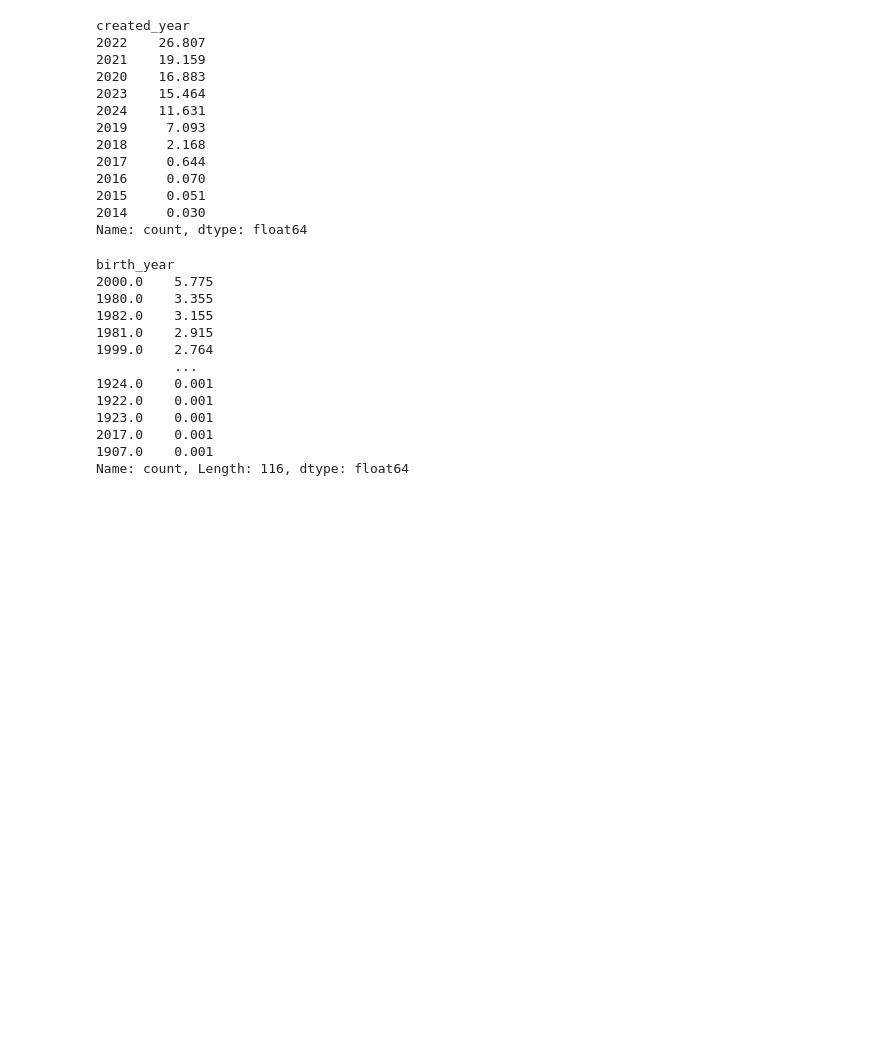
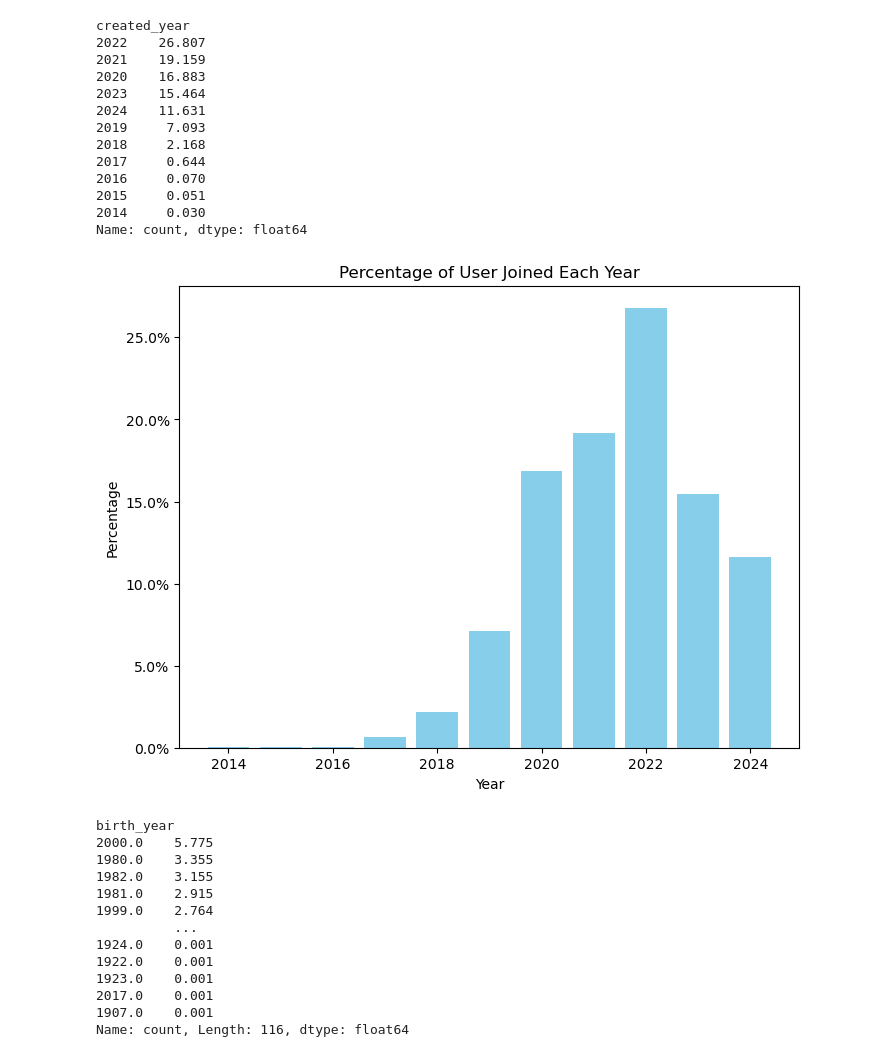
Before and after one commit to yufei954/Fetch-Take-Home-Test, a Jupyter notebook: Data Quality Issue - User.ipynb, the cells around one changed output. Saved outputs shown, nothing was run; the diff lists cells and outputs as text; code cells hidden in the pictures; blank space fills up the shorter version.

```diff
--- a/Data Quality Issue - User.ipynb
+++ b/Data Quality Issue - User.ipynb
@@ -165,7 +166,8 @@ Name: count, dtype: float64
 user['created_year']=user['CREATED_DATE'].dt.year
 user['birth_year']=user['BIRTH_DATE'].dt.year
 # %%
-user['created_year'].value_counts()/len(user)*100
+create_year_pct=user['created_year'].value_counts()/len(user)*100
+create_year_pct
 ## It is a dataset that has users from 2014-2024. 26.8% users created profile in 2022, which is the most active year.
 ## Followup quesiton: What did we do in 2021-2022 to attract users? Is there any seasonality?
 # %% [output]
@@ -182,6 +184,24 @@ created_year
 2015     0.051
 2014     0.030
 Name: count, dtype: float64
+# %%
+# Data Visualization for the percentage of users joined each year.
+create_year_pct=pd.DataFrame(create_year_pct)
+create_year_pct.columns=['Percentage']
+plt.figure(figsize=(8,6))
+# plt.pie(create_year_pct['Percentage'], labels=create_year_pct.index,autopct='%1.0f%%', startangle=140)
+plt.bar(create_year_pct.index,create_year_pct['Percentage'],color='skyblue')
+plt.ylabel('Percentage')
+plt.xlabel('Year')
+
+# To show percentage on Y-axis label
+def to_percent(y, _):
+    return f'{y:.1f}%'
+plt.gca().yaxis.set_major_formatter(FuncFormatter(to_percent))
+plt.title('Percentage of User Joined Each Year')
+plt.show()
+# %% [output]
+[figure, added]
 # %%
 user['birth_year'].value_counts()/len(user)*100
 ## There isn't an outstanding generation that could represent the users.
```
Also changed, not shown: parts of 2 cells of this notebook, 2 other files.
